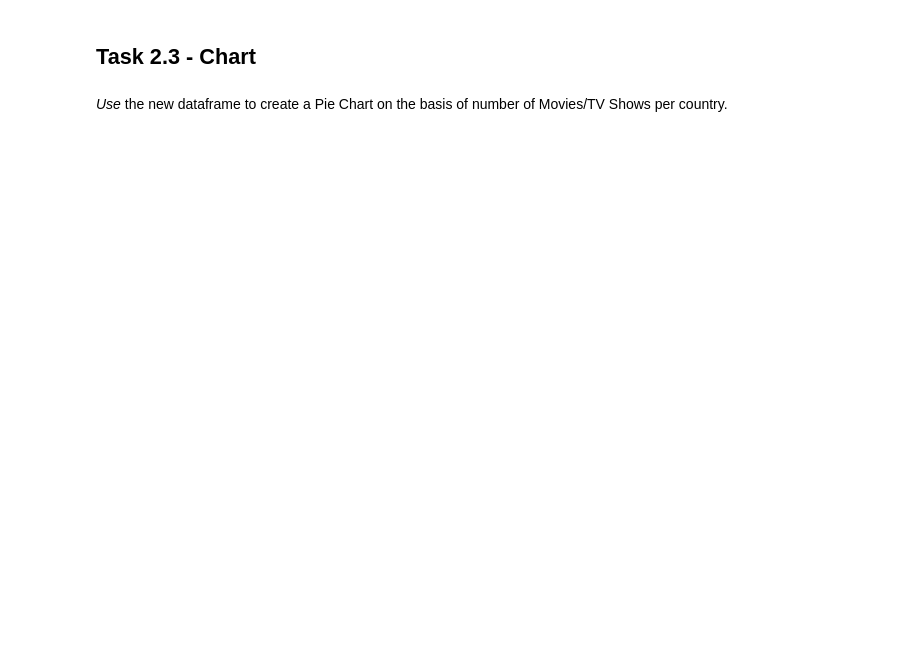
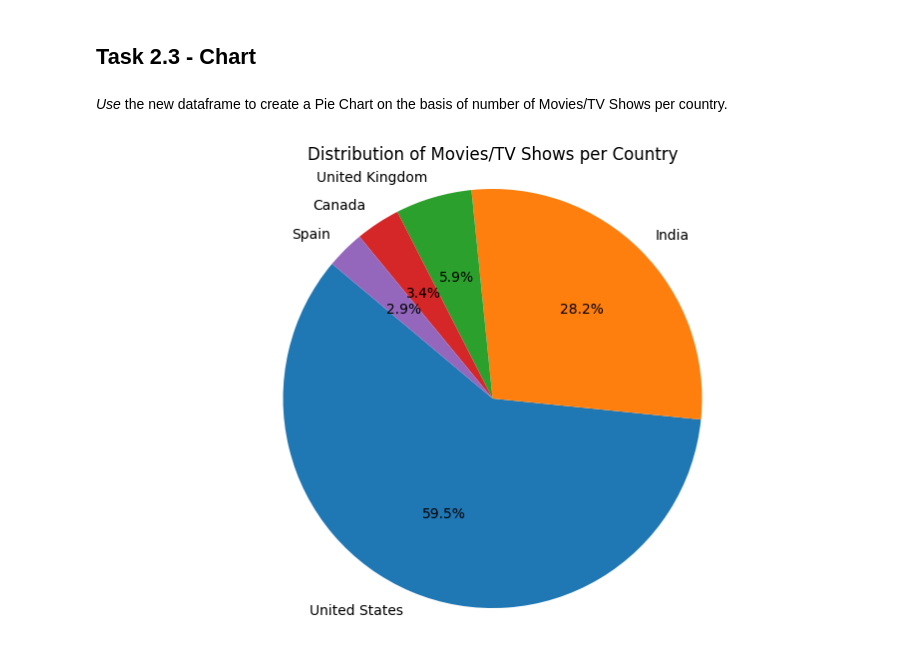
Before and after one commit to VatsalKotha/djs-synapse-ml-tasks, a Jupyter notebook: Task 2/Copy_of_Synapse_Task2.ipynb, the cells around one changed output. Saved outputs shown, nothing was run; the diff lists cells and outputs as text; code cells hidden in the pictures; blank space fills up the shorter version.

```diff
--- a/Task 2/Copy_of_Synapse_Task2.ipynb
+++ b/Task 2/Copy_of_Synapse_Task2.ipynb
@@ -160,0 +191,13 @@ Display a new dataframe, that contains only those movies that are present in the
+# %%
+# The length of new dataframe will be 3102, if correct
+movies_and_shows = filtered_data[filtered_data['type'].isin(['Movie', 'TV Show'])]
+
+movie_show_counts_per_country = movies_and_shows['country'].value_counts()
+
+top_countries = movie_show_counts_per_country.head(5).index
+
+top_movies_shows = movies_and_shows[movies_and_shows['country'].isin(top_countries)]
+
+top_movies_shows.reset_index(drop=True, inplace=True)
+
+print(top_movies_shows.shape)
@@ -162,3 +207,13 @@ Display a new dataframe, that contains only those movies that are present in the
 ## Task 2.3 - Chart
 # %% [markdown]
 *Use* the new dataframe to create a Pie Chart on the basis of number of Movies/TV Shows per country.
+# %%
+counts = top_movies_shows['country'].value_counts()
+
+plt.figure(figsize=(10, 6))
+plt.pie(counts, labels=counts.index, autopct='%1.1f%%', startangle=140)
+plt.title('Distribution of Movies/TV Shows per Country')
+plt.axis('equal')
+plt.show()
+# %% [output]
+[figure, added]
```
Also changed, not shown: parts of 4 cells of this notebook.
